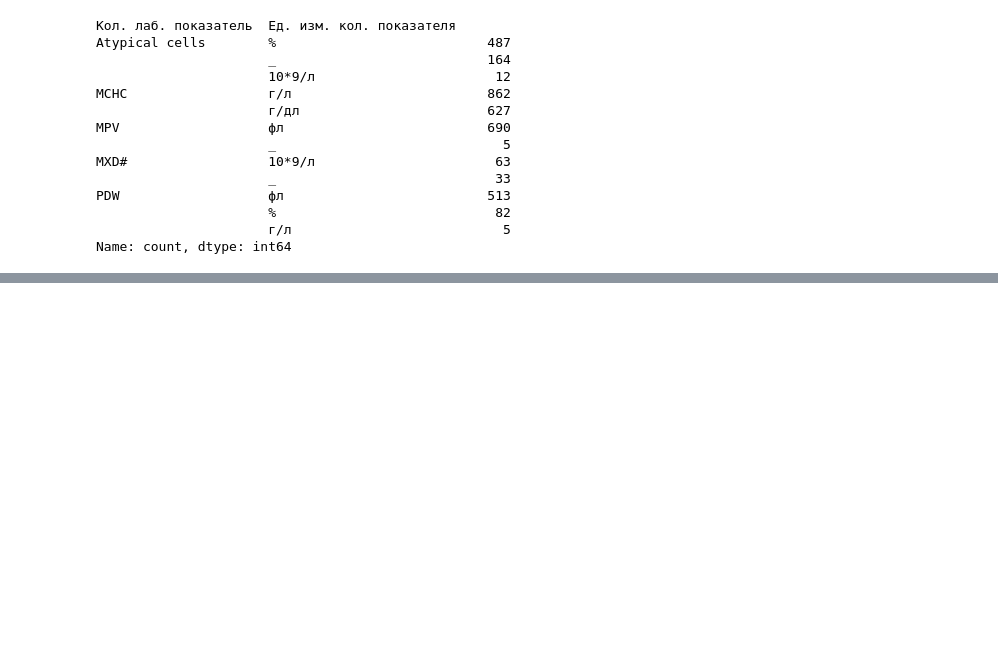
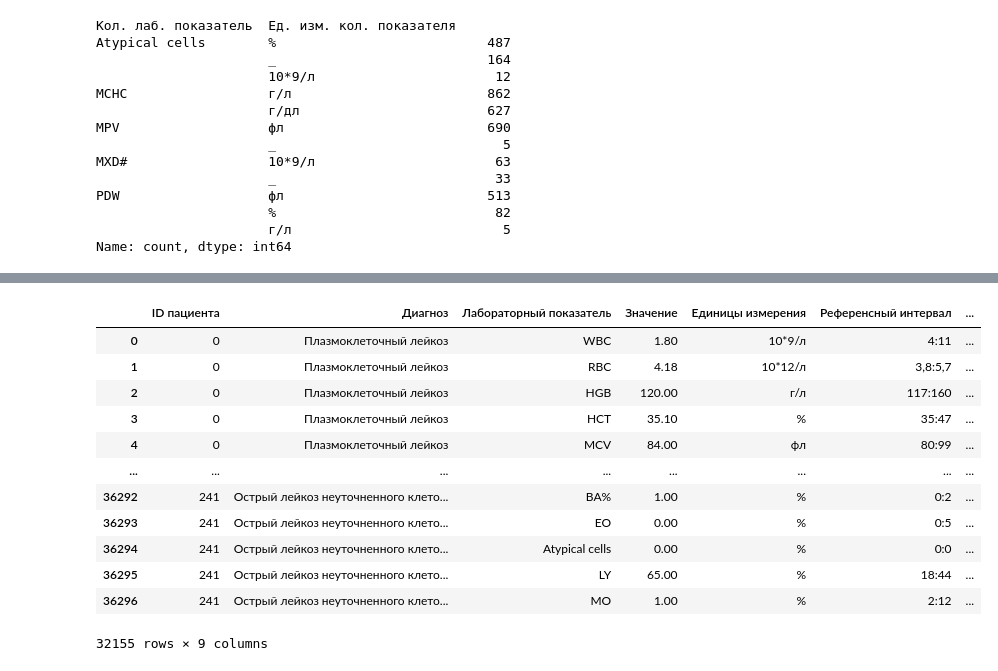
Before and after one commit to Rai1ag/Library, a Jupyter notebook: DSMED_Хакатон/project.ipynb, the cells around one changed output, grey strips where cells are left out. Cells and saved outputs as stored; diff of their text form; code cells hidden in the pictures; blank space fills up the shorter version.

```diff
--- a/DSMED_Хакатон/project.ipynb
+++ b/DSMED_Хакатон/project.ipynb
@@ -471,0 +567,40 @@ Name: count, dtype: int64
+# %%
+# Функция для высчитывания возраста.
+def age(date_of_born):
+    today = date.today()
+    return today.year - date_of_born.year - ((today.month, today.day) < (date_of_born.month, date_of_born.day))
+# %%
+# Применим функцию.
+project_df['Возраст'] = project_df['Дата рождения пациента'].apply(age)
+# %%
+# Удалим столбец 'Дата рождения пациента'.
+project_df = project_df.drop(labels='Дата рождения пациента', axis=1)
+# %%
+# Переименуем столбцы для удобства.
+project_df.rename(columns={
+    'ID истории болезни': 'ID пациента',
+    'Осн. диаг. при выписке МКБ10 (текст)': 'Диагноз',
+    'Кол. лаб. показатель': 'Лабораторный показатель',
+    'Значение кол. показателя': 'Значение',
+    'Ед. изм. кол. показателя': 'Единицы измерения',
+    'Норма кол. показателя': 'Референсный интервал',
+    'Флаг нормы кол. показателя': 'Флаг нормы'
+    },
+    inplace=True
+)
+# %%
+project_df
+# %% [output]
+|  | ID пациента | Диагноз | Лабораторный показатель | Значение | Единицы измерения | Референсный интервал | ... |
+| 0 | 0 | Плазмоклеточный лейкоз | WBC | 1.80 | 10*9/л | 4:11 | ... |
+| 1 | 0 | Плазмоклеточный лейкоз | RBC | 4.18 | 10*12/л | 3,8:5,7 | ... |
+| 2 | 0 | Плазмоклеточный лейкоз | HGB | 120.00 | г/л | 117:160 | ... |
+| 3 | 0 | Плазмоклеточный лейкоз | HCT | 35.10 | % | 35:47 | ... |
+| 4 | 0 | Плазмоклеточный лейкоз | MCV | 84.00 | фл | 80:99 | ... |
+| ... | ... | ... | ... | ... | ... | ... | ... |
+| 36292 | 241 | Острый лейкоз неуточненного клето... | BA% | 1.00 | % | 0:2 | ... |
+| 36293 | 241 | Острый лейкоз неуточненного клето... | EO | 0.00 | % | 0:5 | ... |
+| 36294 | 241 | Острый лейкоз неуточненного клето... | Atypical cells | 0.00 | % | 0:0 | ... |
+| 36295 | 241 | Острый лейкоз неуточненного клето... | LY | 65.00 | % | 18:44 | ... |
+| 36296 | 241 | Острый лейкоз неуточненного клето... | MO | 1.00 | % | 2:12 | ... |
+32155 rows × 9 columns
```
Also changed, not shown: parts of 28 cells of this notebook.
